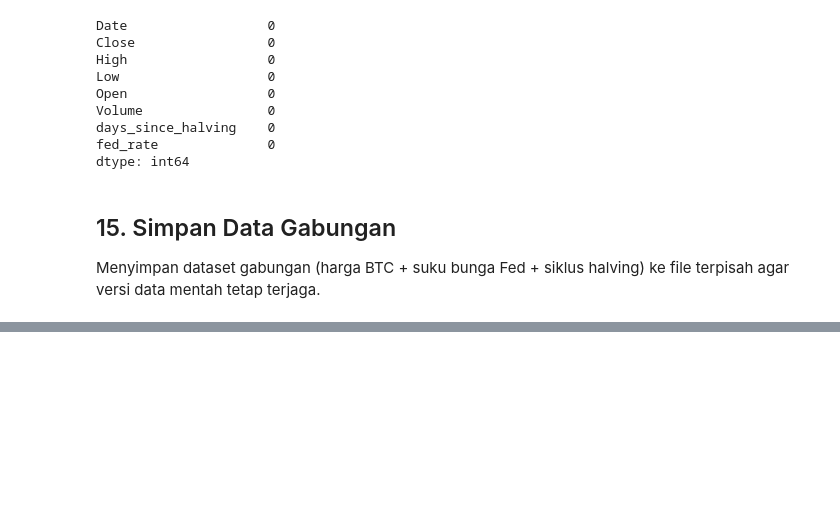
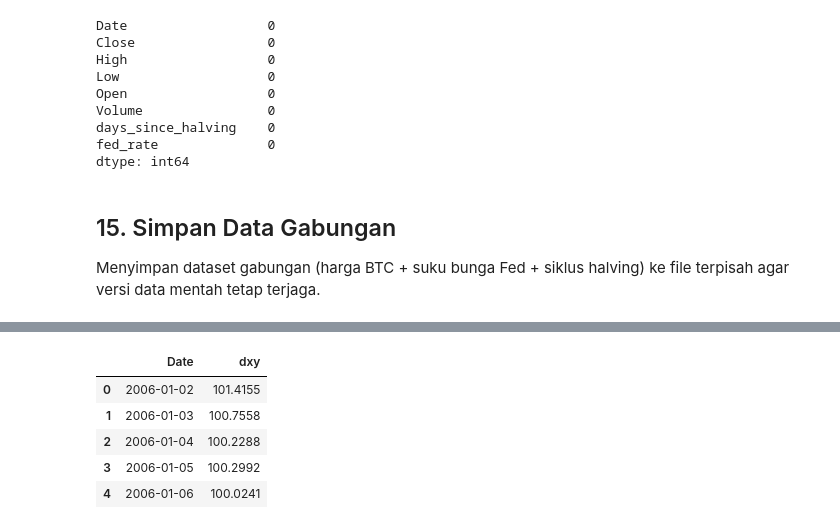
Before and after one commit to Raditxt/btc-market-analysis, a Jupyter notebook: notebooks/eda.ipynb, the cells around one changed output, grey strips where cells are left out. Saved outputs shown, nothing was run; the diff lists cells and outputs as text; code cells hidden in the pictures; blank space fills up the shorter version.

```diff
--- a/notebooks/eda.ipynb
+++ b/notebooks/eda.ipynb
@@ -209,0 +213,12 @@ btc_merged.to_csv("../data/btc_with_macro.csv", index=False)
+# %%
+dxy = fred.get_series("DTWEXBGS")  # Trade Weighted U.S. Dollar Index: Broad, Goods and Services
+dxy = dxy.reset_index()
+dxy.columns = ["Date", "dxy"]
+dxy.head()
+# %% [output]
+|  | Date | dxy |
+| 0 | 2006-01-02 | 101.4155 |
+| 1 | 2006-01-03 | 100.7558 |
+| 2 | 2006-01-04 | 100.2288 |
+| 3 | 2006-01-05 | 100.2992 |
+| 4 | 2006-01-06 | 100.0241 |
```
Also changed, not shown: parts of 11 cells of this notebook.
